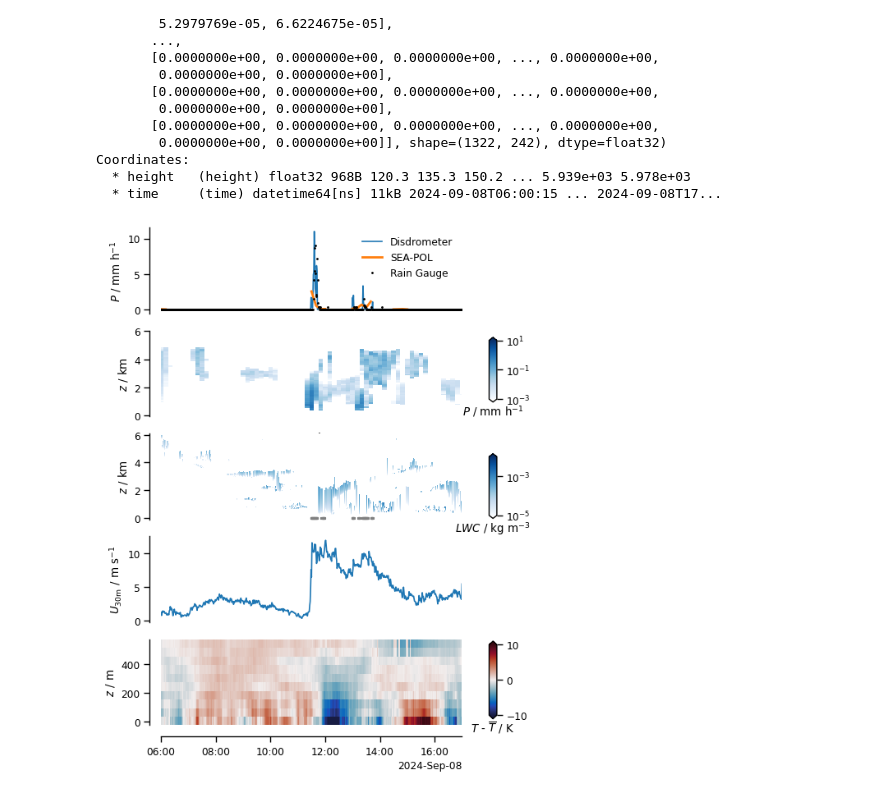
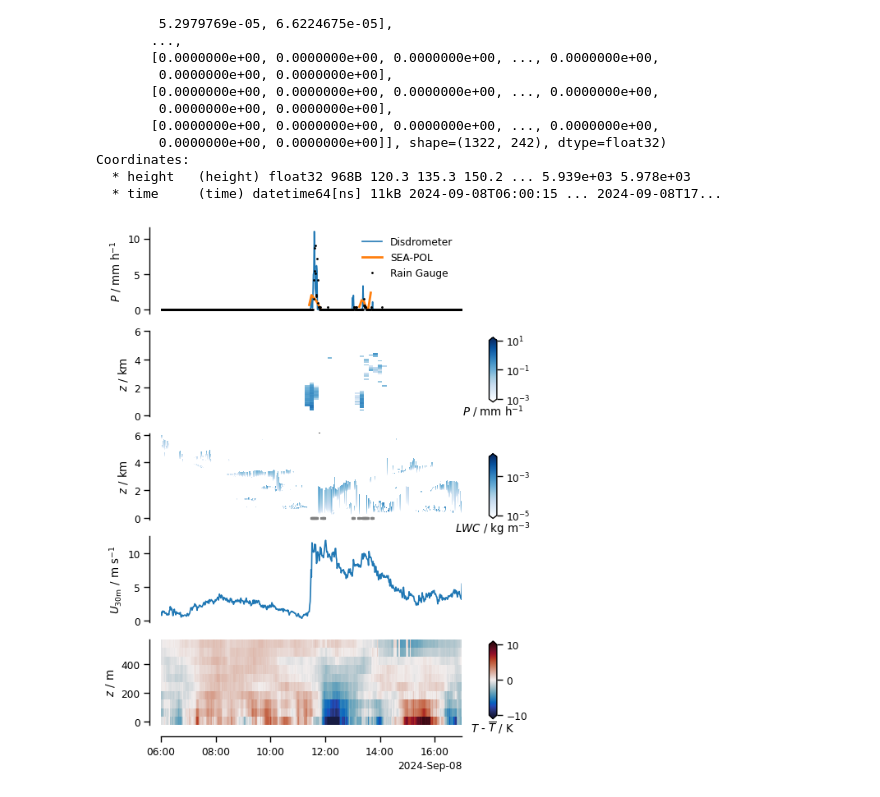
Before and after one commit to hansmsc90/bowtie_data_paper, a Jupyter notebook: scripts/wind_gust_precip.ipynb, the cells around one changed output. Drawn from its saved outputs; the diff is of its cells as text; code cells hidden in the pictures.

Commit message:
updating to sea-pol level4v1.1

```diff
--- a/scripts/wind_gust_precip.ipynb
+++ b/scripts/wind_gust_precip.ipynb
@@ -44,11 +44,11 @@ Data variables: (12/55)
     featureType:         trajectoryProfile
 # %%
 #sea_pool_file = '/Users/hans/Documents/bow_tie/SEA-POOL/SEA-POL_gridded_rainrate_spatial_means_masked.nc'
-sea_pool_file = '../processed_data/SEA-POL_4b_rainrate_2D_spatial_means_masked_reg10.nc'
+sea_pool_file = '../processed_data/SEA-POL_4v1.1_rainrate_2D_spatial_means.nc'
 dset_pool = xr.open_dataset(sea_pool_file,chunks='auto' )
 # %%
 #sea_pool_qv_file = '/Users/hans/Documents/bow_tie/SEA-POOL/qvp_1D.nc'
-sea_pool_qv_file = '/huracan/tank4/cornell/ORCESTRA/sea-pol/qc_data/level4b/PICCOLO_level4b_qvp_1D.nc'
+sea_pool_qv_file = '/huracan/tank4/cornell/ORCESTRA/sea-pol/qc_data/level4v1.1/PICCOLO_level4_qvp_1D.nc'
 dset_pool_qv = xr.open_dataset(sea_pool_qv_file,chunks='auto' )
 # %%
 lwc = cloudnet.lwc.sel(time=slice('2024-09-08 06:00', '2024-09-08 17:00'),height=slice(0,6000))
@@ -110,7 +110,7 @@ ax= fig.add_subplot(511)
 dset_disdro.rain_rate_qc.sel(
     time=slice('2024-09-08 06:00','2024-09-08 17:00')).plot(label='Disdrometer')
 dset_pool.rain1_int.sel(
-    time=slice('2024-09-08 06:00','2024-09-08 17:00')).plot(linewidth='2',label='SEA-POL')
+    time=slice('2024-09-08 06:00','2024-09-08 17:00')).plot(linewidth=2,label='SEA-POL')
 dset_raingauge.RR_SRM.sel(
     time=slice('2024-09-08 06:00','2024-09-08 17:00')).plot(
     marker='o',linestyle='',markersize=1,color='black',label='Rain Gauge')
@@ -190,31 +190,31 @@ plot_cb = (dset_lidart_sel.ta -dset_lidart_sel.ta.mean('time')).plot(
     add_colorbar=False)
 ax.set_xlim([dset_lidart_sel.time[0],dset_lidart_sel.time[-1]])
 sns.despine(offset=10,ax=ax)
 plt.subplots_adjust(hspace=0.2)
 ax.xaxis.set_major_locator(HourLocator(byhour=range(0,24,2)))
 ax.set_ylabel(r'$z$ / m')
 ax.set_xlabel(None)
 
 b1 = plt.colorbar(plot_seapool,
                   extend='both',
                   orientation='vertical',
                   cax=ax1,shrink=0.8,pad=0.09)
 b1.ax.set_xlabel(r"$P$ / mm h$^{-1}$");
 
 b1a = plt.colorbar(plot_cloudnet,
                   extend='both',
                   orientation='vertical',
                   cax=ax1a,shrink=0.8,pad=0.09)
 b1a.ax.set_xlabel(r"$LWC$ / kg m$^{-3}$");
 
 b2 = plt.colorbar(plot_cb,
                   extend='both',
                   orientation='vertical',
                   cax=ax2,shrink=0.8,pad=0.09)
 b2.ax.set_xlabel(r"$T$ - $\overline{T}$ / K");
 b2.ax.set_yticks([-10,0,10])
 
 plt.savefig('../figures/precip_wind_temp_wind_gust.pdf',
             format='pdf',bbox_inches='tight',orientation={'landscape'})
 # %% [output]
-[figure, old version]
+[figure, new version]
```
Also changed, not shown: 5 other files.
